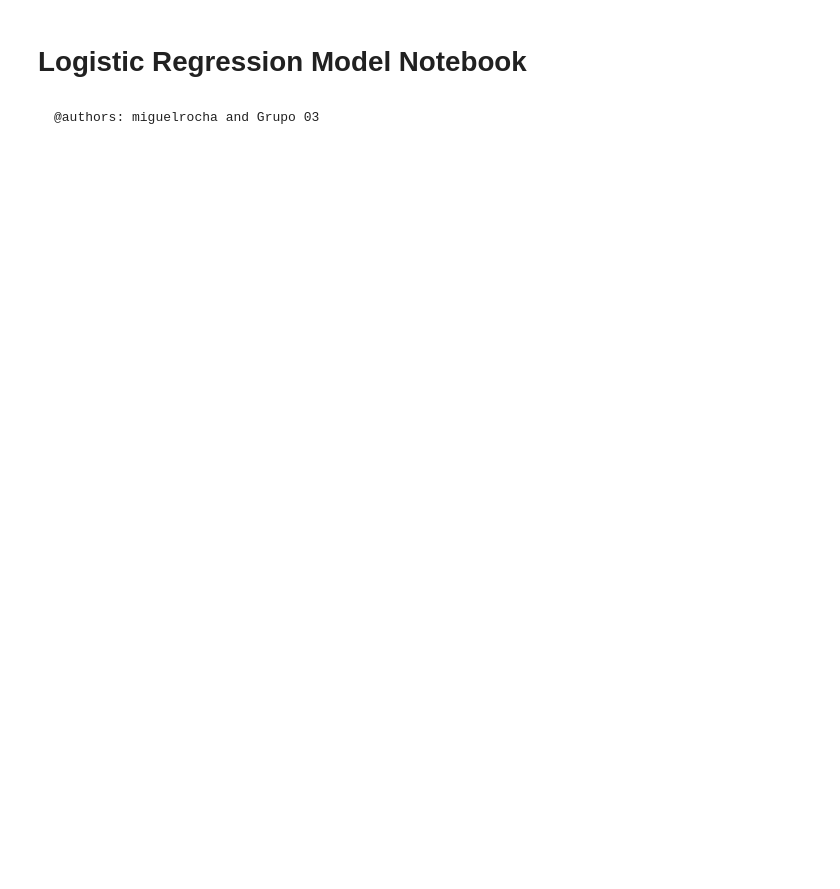
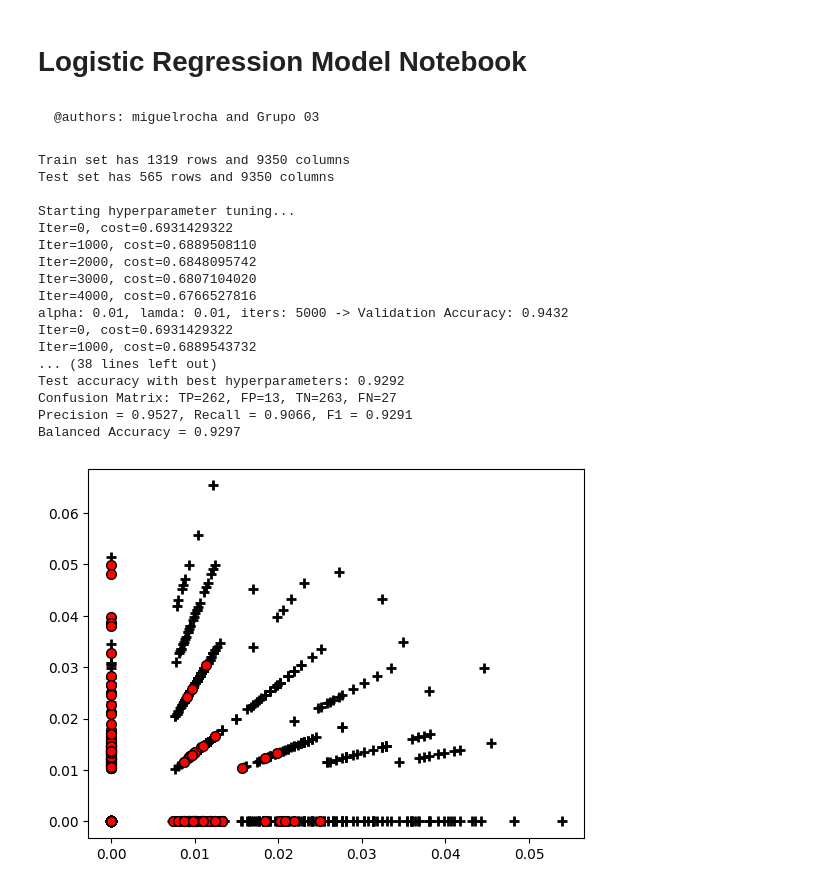
Before and after one commit to eduardoliv/AP-TPG-M1, a Jupyter notebook: Tarefas/tarefa_2/logistic_regression_model.ipynb, the cells around one changed output. Cells and saved outputs as stored; diff of their text form; code cells hidden in the pictures; blank space fills up the shorter version.

Commit message:
Chore: results

```diff
--- a/Tarefas/tarefa_2/logistic_regression_model.ipynb
+++ b/Tarefas/tarefa_2/logistic_regression_model.ipynb
@@ -25,8 +25,8 @@ model_prefix = "logistical_regression_model_1"
 # Parameters configuration
 if mode == ModelRunMode.TRAIN.value:
     # TRAIN mode: Set parameters for training
-    input_csv = "../tarefa_1/clean_input_datasets/gpt_vs_human_data_set_inputs.csv"     # CSV file with training inputs (ID, Text)
-    output_csv = "../tarefa_1/clean_output_datasets/gpt_vs_human_data_set_outputs.csv"  # CSV file with training outputs (ID, Label)
+    input_csv = "../tarefa_1/test_input_dataset/merged_inputs.csv"                      # CSV file with training inputs (ID, Text)
+    output_csv = "../tarefa_1/test_output_dataset/merged_outputs.csv"                   # CSV file with training outputs (ID, Label)
     test_size = 0.3                                                                     # Proportion of the dataset reserved as test data
     validation_size = 0.2                                                               # Proportion of the dataset reserved as validation data (used during hyperparameter tuning)
     regularization = True                                                               # Flag to enable L2 regularization during training
@@ -35,8 +35,8 @@ if mode == ModelRunMode.TRAIN.value:
     min_freq=1                                                                          # Minimum frequency required for a word to be included in the vocabulary
 elif mode == ModelRunMode.CLASSIFY.value:
     # CLASSIFY mode: Set parameters for classification
-    input_csv = "../tarefa_2/classify_input_datasets/dataset2_inputs.csv"               # CSV file with texts for prediction (ID, Text)
-    output_csv = "../tarefa_2/classify_output_datasets/dataset2_outputs_lr_model.csv"   # CSV file to store prediction results
+    input_csv = "../tarefa_2/classify_input_datasets/submission3_inputs.csv"               # CSV file with texts for prediction (ID, Text)
+    output_csv = "../tarefa_2/classify_output_datasets/submission3_outputs_lr_model.csv"   # CSV file to store prediction results
 else:
     # Handle invalid mode selection
     print("The selected option is not valid. Options: \"train\" or \"classify\"!")
@@ -65,9 +65,9 @@ if mode == ModelRunMode.TRAIN.value:
     val_ds = Dataset(X=train_ds_full.X[val_idx], Y=train_ds_full.Y[val_idx])
 
     # Define hyperparameter grids for tuning
-    alphas = [0.0001, 0.001, 0.01, 0.1]
-    lambdas = [0.01, 0.1, 0.5, 1.0, 1.5]
-    iters_list = [10000, 20000, 40000, 60000, 80000, 100000]
+    alphas = [0.01, 0.1]
+    lambdas = [0.01, 0.1, 1.0]
+    iters_list = [5000]
 
     # Perform hyperparameter tuning using the training and validation sets
     print("Starting hyperparameter tuning...")
@@ -79,30 +79,49 @@ if mode == ModelRunMode.TRAIN.value:
     final_model = LogisticRegression(train_ds_full, regularization=(best_params["lamda"] > 0), lamda=best_params["lamda"])
     final_model.gradientDescent(alpha=best_params["alpha"], iters=best_params["iters"])
 
     # Alternative model training using cost function-based approach
     # final_model = LogisticRegression(train_ds_full, regularization=True, lamda=0.01)
     # final_model.buildModel()
 
     # Save the trained model parameters along with the vocabulary and IDF values
     save_model(final_model.theta, vocab, idf, model_prefix)
     print(f"Model saved with prefix {model_prefix}")
 
     # Evaluate the final model on the test set
     ones_test = np.ones((test_ds.X.shape[0], 1))
     X_test_bias = np.hstack((ones_test, test_ds.X))
     test_acc = final_model.accuracy(X_test_bias, test_ds.Y)
     print(f"\nTest accuracy with best hyperparameters: {test_acc:.4f}")
 
     preds = final_model.predictMany(X_test_bias)
     TP, FP, TN, FN = confusion_matrix(y_test, preds)
     prec, rec, f1 = precision_recall_f1(y_test, preds)
     bal_acc = balanced_accuracy(y_test, preds)
 
     print("Confusion Matrix: TP={}, FP={}, TN={}, FN={}".format(TP, FP, TN, FN))
     print("Precision = {:.4f}, Recall = {:.4f}, F1 = {:.4f}".format(prec, rec, f1))
     print("Balanced Accuracy = {:.4f}".format(bal_acc))
     final_model.plotModel()
 
 if mode == ModelRunMode.CLASSIFY.value:
     # Classify new texts using the saved model
     Dataset.classify_texts(input_csv, output_csv, model_prefix=model_prefix)
+# %% [output]
+Train set has 1319 rows and 9350 columns
+Test set has 565 rows and 9350 columns
+
+Starting hyperparameter tuning...
+Iter=0, cost=0.6931429322
+Iter=1000, cost=0.6889508110
+Iter=2000, cost=0.6848095742
+Iter=3000, cost=0.6807104020
+Iter=4000, cost=0.6766527816
+alpha: 0.01, lamda: 0.01, iters: 5000 -> Validation Accuracy: 0.9432
+Iter=0, cost=0.6931429322
+Iter=1000, cost=0.6889543732
+... (38 lines left out)
+Test accuracy with best hyperparameters: 0.9292
+Confusion Matrix: TP=262, FP=13, TN=263, FN=27
+Precision = 0.9527, Recall = 0.9066, F1 = 0.9291
+Balanced Accuracy = 0.9297
+[figure, added]
```
Also changed, not shown: 8 other files.
